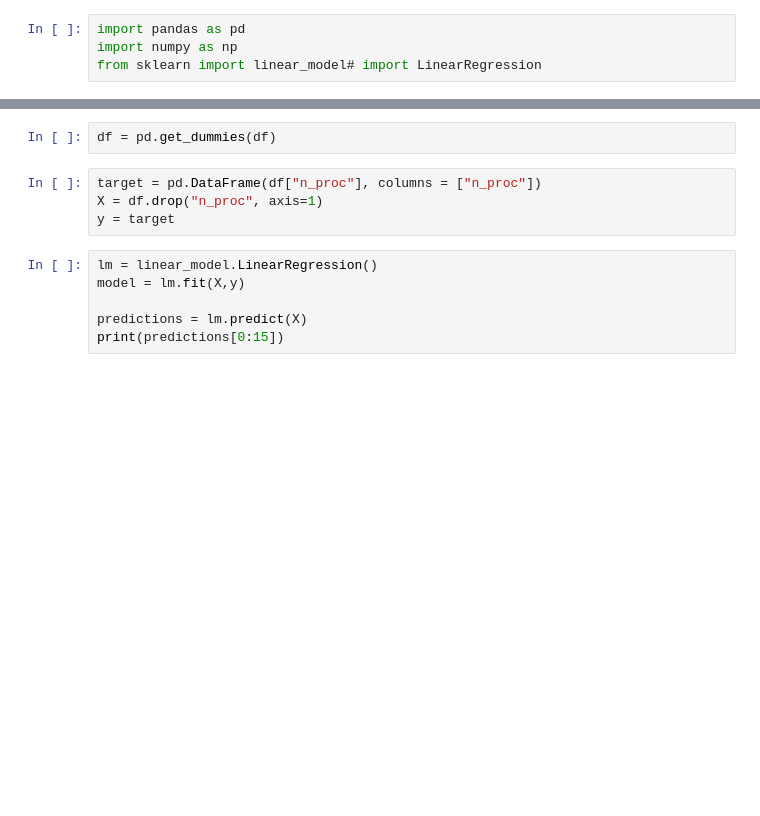
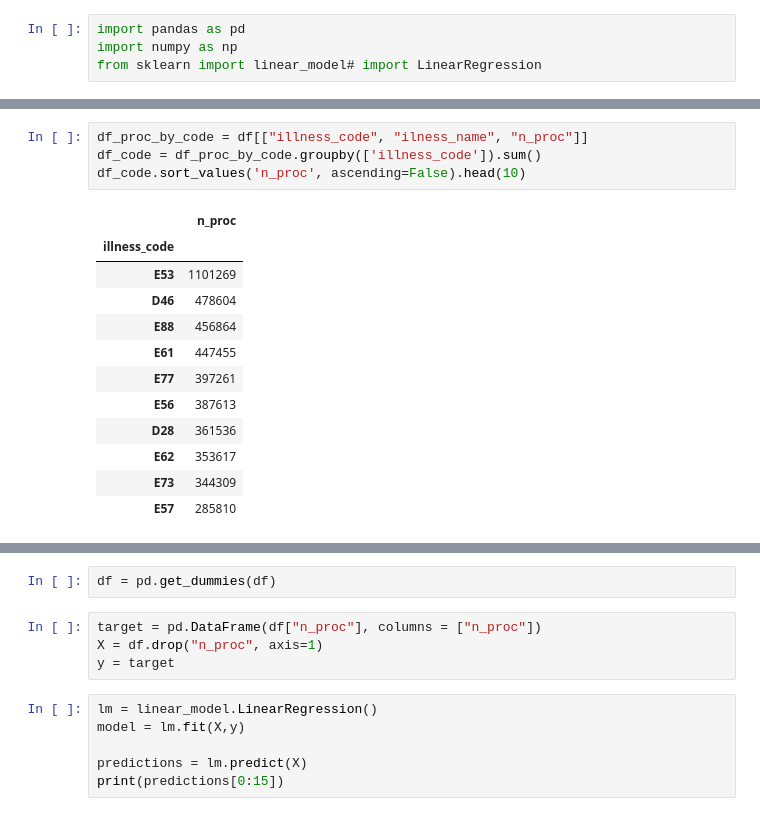
Before and after one commit to pietruh/EKG_estimation, a Jupyter notebook: zosi_ekg_by_mic.ipynb, the cells around one changed output, grey strips where cells are left out. Drawn from its saved outputs; the diff is of its cells as text; blank space fills up the shorter version.

```diff
--- a/zosi_ekg_by_mic.ipynb
+++ b/zosi_ekg_by_mic.ipynb
@@ -19,3 +39,20 @@ df.head()
+# %%
+df_proc_by_code = df[["illness_code", "ilness_name", "n_proc"]]
+df_code = df_proc_by_code.groupby(['illness_code']).sum()
+df_code.sort_values('n_proc', ascending=False).head(10)
+# %% [output]
+|  | n_proc |
+| illness_code |  |
+| E53 | 1101269 |
+| D46 | 478604 |
+| E88 | 456864 |
+| E61 | 447455 |
+| E77 | 397261 |
+| E56 | 387613 |
+| D28 | 361536 |
+| E62 | 353617 |
+| E73 | 344309 |
+| E57 | 285810 |
 # %%
 # procedures by year
 df_proc_by_year = df[["year", "n_proc"]]
```
Also changed, not shown: parts of 7 cells of this notebook, 3 other files.
